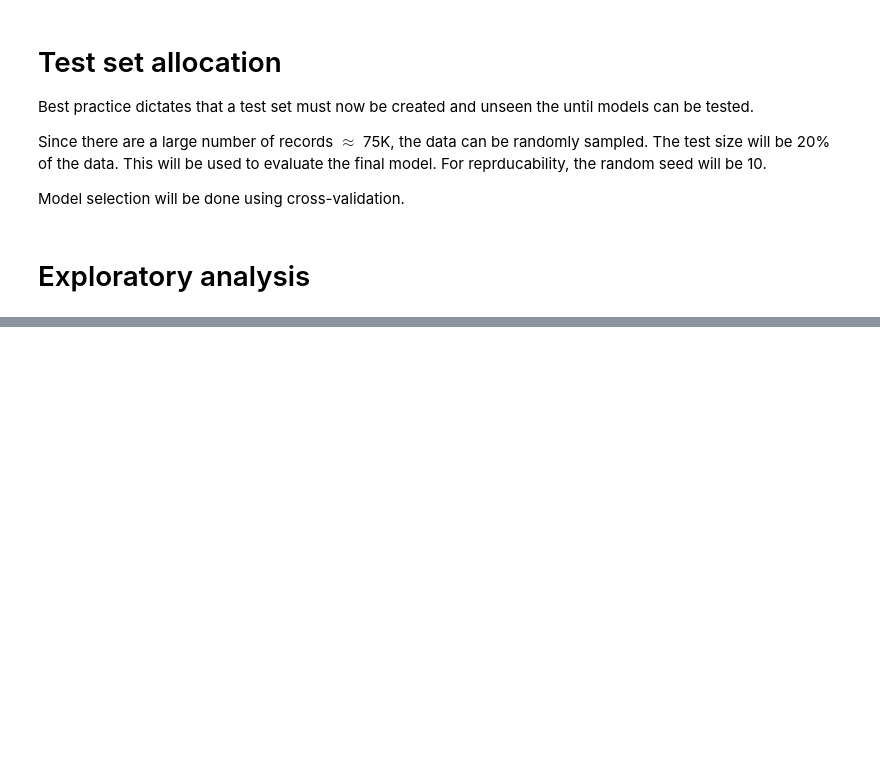
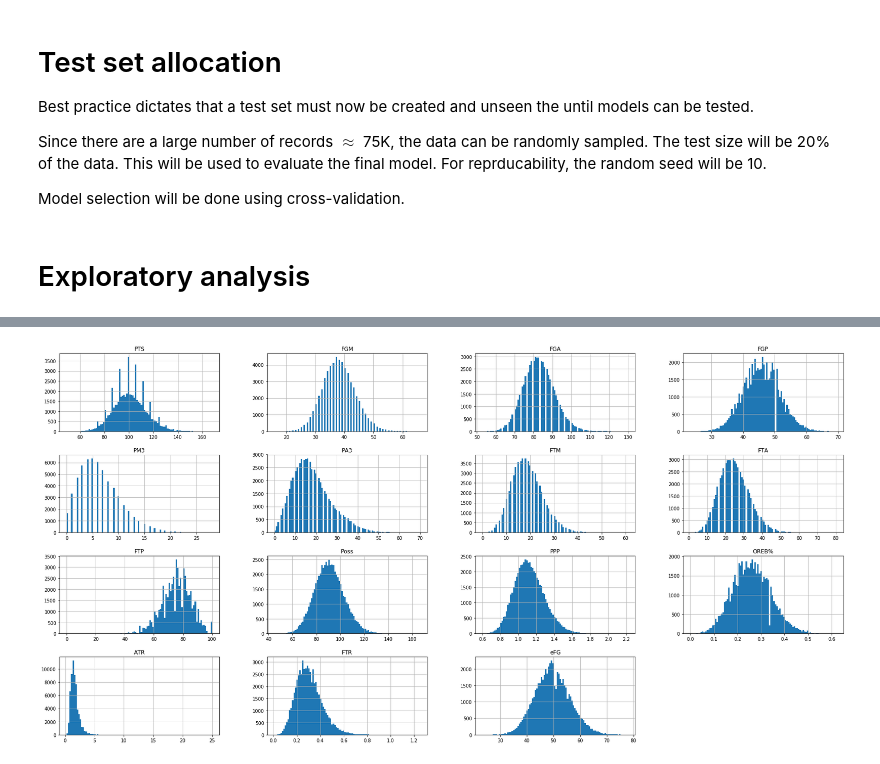
Before and after one commit to Blunt10K/NBA, a Jupyter notebook: notebooks/NBA Playoff Predictions.ipynb, the cells around one changed output, grey strips where cells are left out. Saved outputs shown, nothing was run; the diff lists cells and outputs as text; code cells hidden in the pictures; blank space fills up the shorter version.

```diff
--- a/notebooks/NBA Playoff Predictions.ipynb
+++ b/notebooks/NBA Playoff Predictions.ipynb
@@ -171,2 +194,0 @@ train['Conference'] = 'West'
-# %%
-train['Conference'].where(train['Team'].isin(conferences['West']),'East',inplace=True)
@@ -174,0 +197,16 @@ df.to_csv('Team_box')
+# %%
+def add_new_features(df):
+    df["Poss"] = df["FGA"] - df["TOV"] + df["OREB"] + 0.44*df["FTA"]
+    df["PPP"] = df["PTS"]/df["Poss"]
+    df['OREB%'] = df["OREB"]/(df["FGA"] -df["FGM"])
+    df['ATR'] = df["AST"]/df["TOV"]
+    df['FTR'] = df["FTA"]/df["FGA"]
+    df['eFG'] = 100*(df['FGM']+.5*df['PM3'])/df['FGA']
+
+    df = include_conference(df)
+
+    return df
+# %%
+train = add_new_features(train)
+# %%
+idx = ['PTS','FGM','FGA','FGP','PM3','PA3','FTM','FTA','FTP','Poss',"PPP",'OREB%','ATR','FTR','eFG']
@@ -174,0 +233,5 @@ df.to_csv('Team_box')
+# %%
+train[idx].hist(bins=100,figsize=(30,15))
+plt.show()
+# %% [output]
+[figure, added]
```
Also changed, not shown: parts of 32 cells of this notebook, 1 other file.
